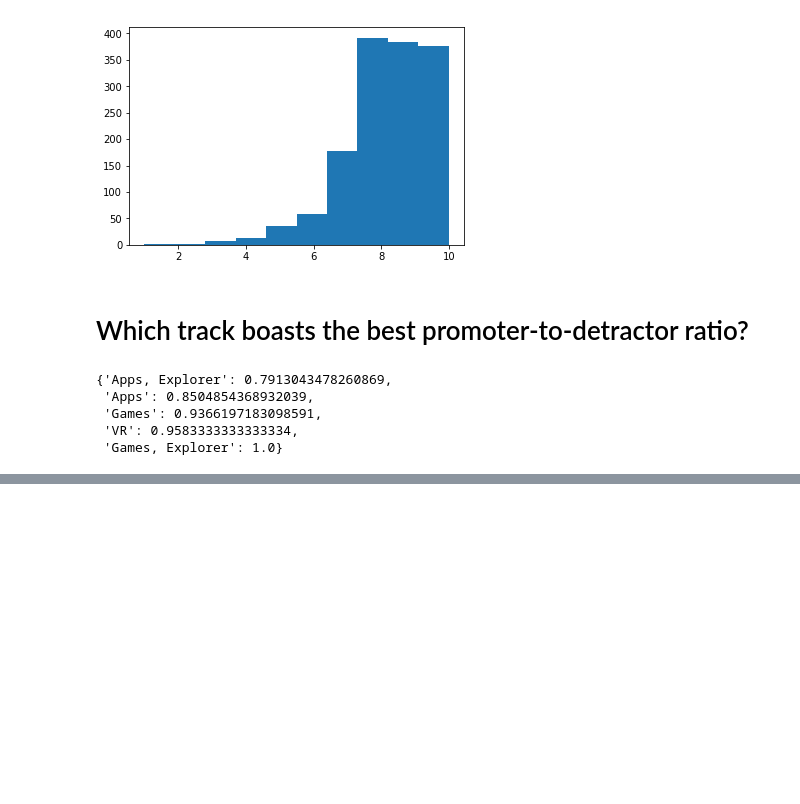
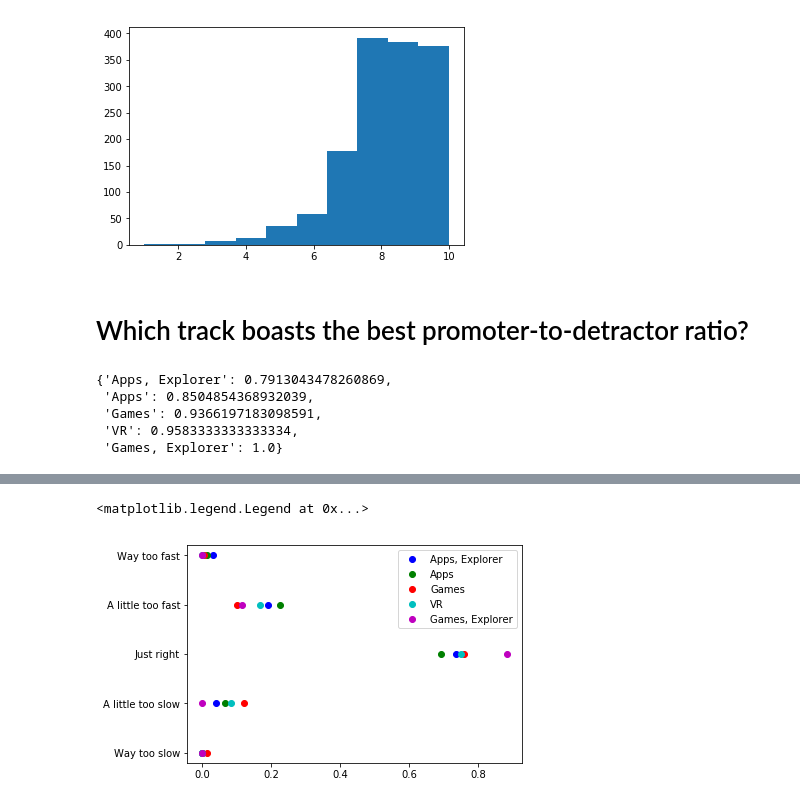
Before and after one commit to jshams/summer-academy-NPS-assignment, a Jupyter notebook: ms_summer_analysis.ipynb, the cells around one changed output, grey strips where cells are left out. Drawn from its saved outputs; the diff is of its cells as text; code cells hidden in the pictures; blank space fills up the shorter version.

```diff
--- a/ms_summer_analysis.ipynb
+++ b/ms_summer_analysis.ipynb
@@ -83,0 +145,16 @@ track_promoter_detractor_ratio
+# %%
+def plot_pace_to_track(track, clr):
+    pacings = ['Way too slow', 'A little too slow', 'Just right', 'A little too fast', 'Way too fast']
+    total_students_in_track = (df['Track'] == track).sum()
+    pacing_counts = [(df[df['Track'] == track]['Schedule Pacing'] == pace).sum() / total_students_in_track for pace in pacings]
+    plt.plot(pacing_counts, pacings, 'ro', color=clr, label =track)
+# %%
+plot_pace_to_track('Apps, Explorer', 'b')
+plot_pace_to_track('Apps', 'g')
+plot_pace_to_track('Games', 'r')
+plot_pace_to_track('VR', 'c')
+plot_pace_to_track('Games, Explorer', 'm')
+plt.legend(loc='upper right')
+# %% [output]
+<matplotlib.legend.Legend at 0x...>
+[figure, added]
```
Also changed, not shown: parts of 12 cells of this notebook.
